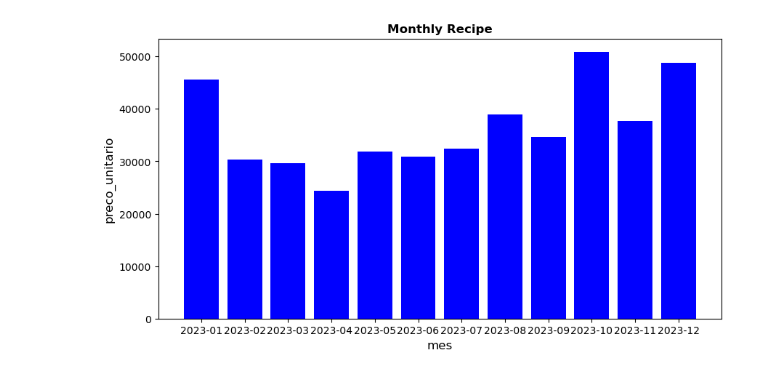
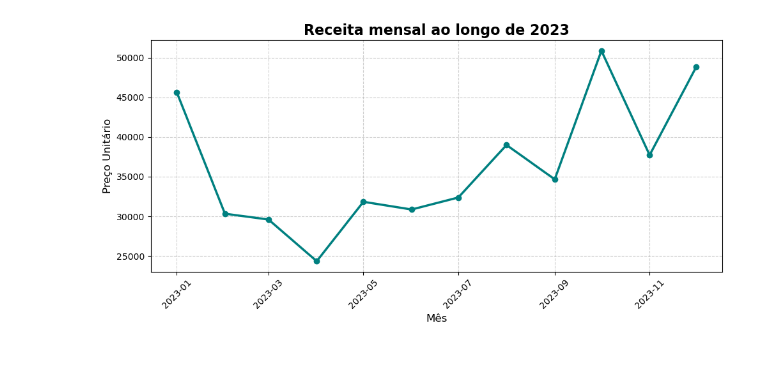
Before and after one commit to Andremarciliosilva/An-lise-de-Vendas-Online, a Jupyter notebook: notebooks/analise_vendas.ipynb, the cells around one changed output. Cells and saved outputs as stored; diff of their text form; code cells hidden in the pictures.

```diff
--- a/notebooks/analise_vendas.ipynb
+++ b/notebooks/analise_vendas.ipynb
@@ -55,17 +111,25 @@ plt.show()
 # %%
 # Ler o CSV
 df = pd.read_csv('../output/monthly_recipe.csv')
 
-# Criar gráfico de barras
+# Converter coluna 'mes' para datetime
+df["mes"] = pd.to_datetime(df["mes"])
+
+# Criar gráfico de linha
 plt.figure(figsize=(10, 5))
-plt.bar(df['mes'], df['preco_unitario'], color='blue')
+plt.plot(df["mes"], df["preco_unitario"], marker='o', linewidth=2.5, color='teal')
 
-# Títulos e rótulos
-plt.title('Monthly Recipe', fontsize=12, fontweight='bold')
-plt.xlabel('mes', fontsize=12)
-plt.ylabel('preco_unitario', fontsize=12)
+# Título e rótulos
+plt.title("Receita mensal ao longo de 2023", fontsize=16, weight='bold')
+plt.xlabel("Mês", fontsize=12)
+plt.ylabel("Preço Unitário", fontsize=12)
 
-# Mostrar o gráfico
+# Estilo visual
+plt.grid(True, linestyle='--', alpha=0.6)
+plt.xticks(rotation=45)
+plt.tight_layout()
+
+# Exibir o gráfico
 plt.show()
 # %% [output]
-[figure, old version]
+[figure, new version]
```
Also changed, not shown: parts of 3 cells of this notebook.
